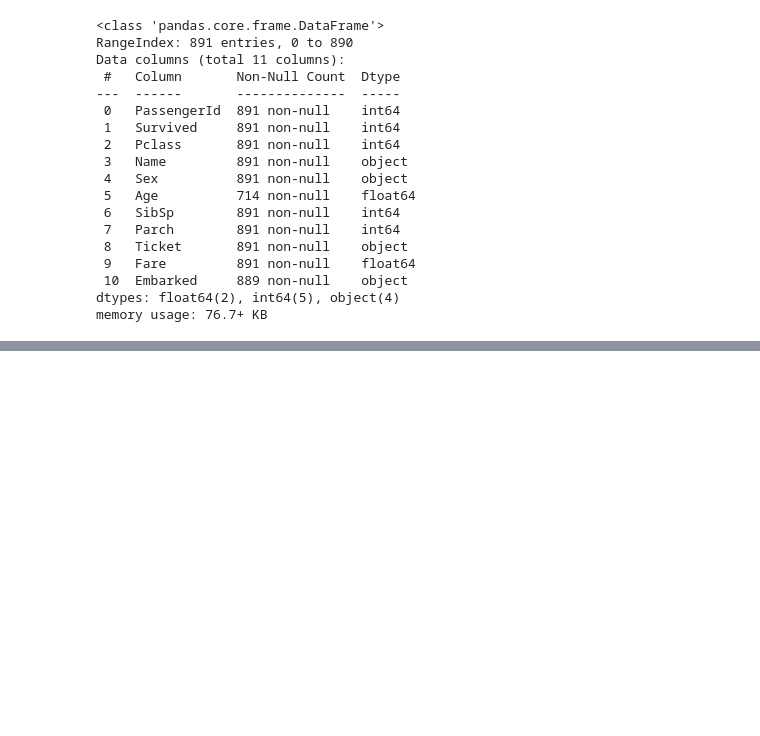
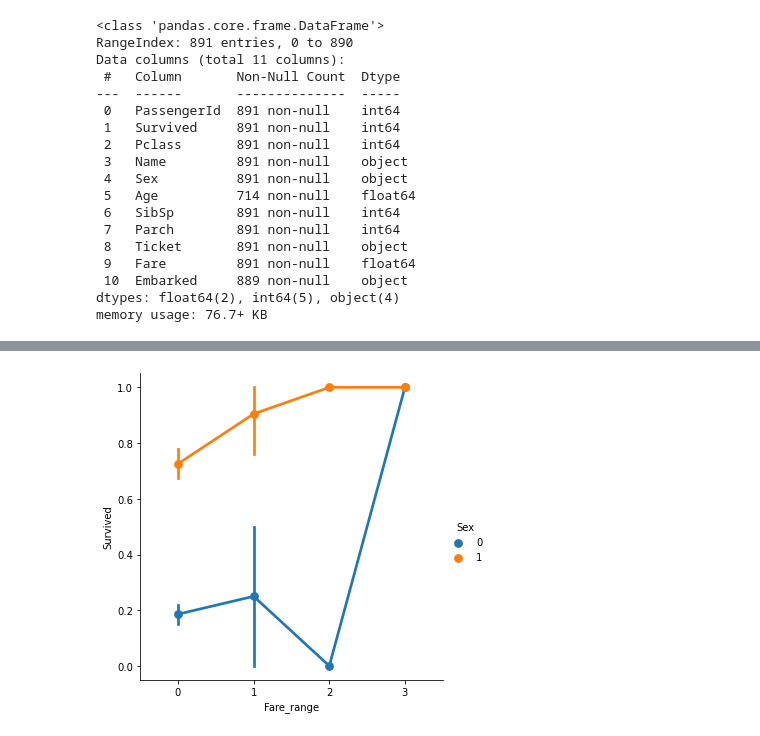
Before and after one commit to angrymushroom/Titanic_exercise, a Jupyter notebook: titanic/titanic.ipynb, the cells around one changed output, grey strips where cells are left out. Saved outputs shown, nothing was run; the diff lists cells and outputs as text; code cells hidden in the pictures; blank space fills up the shorter version.

Commit message:
Updated
Added more data wrangling. Added k fold cross validation

```diff
--- a/titanic/titanic.ipynb
+++ b/titanic/titanic.ipynb
@@ -113,0 +132,14 @@ df['Sex'].replace(['male','female'],[0,1],inplace=True)
+# %%
+df["Embarked"].fillna(0,inplace=True)
+# %%
+df.loc[(df['Age']<=15), 'Age_band'] = 0
+df.loc[(df['Age']>15)&(df['Age']<=30), 'Age_band'] = 1
+df.loc[(df['Age']>30)&(df['Age']<=45), 'Age_band'] = 2
+df.loc[(df['Age']>45)&(df['Age']<=60), 'Age_band'] = 3
+df.loc[(df['Age']>60), 'Age_band'] = 4
+# %%
+df['Fare_range'] = pd.cut(df['Fare'], 4).cat.codes
+sns.factorplot('Fare_range','Survived',data=df,hue='Sex')
+plt.show()
+# %% [output]
+[figure, added]
```
Also changed, not shown: parts of 14 cells of this notebook.
